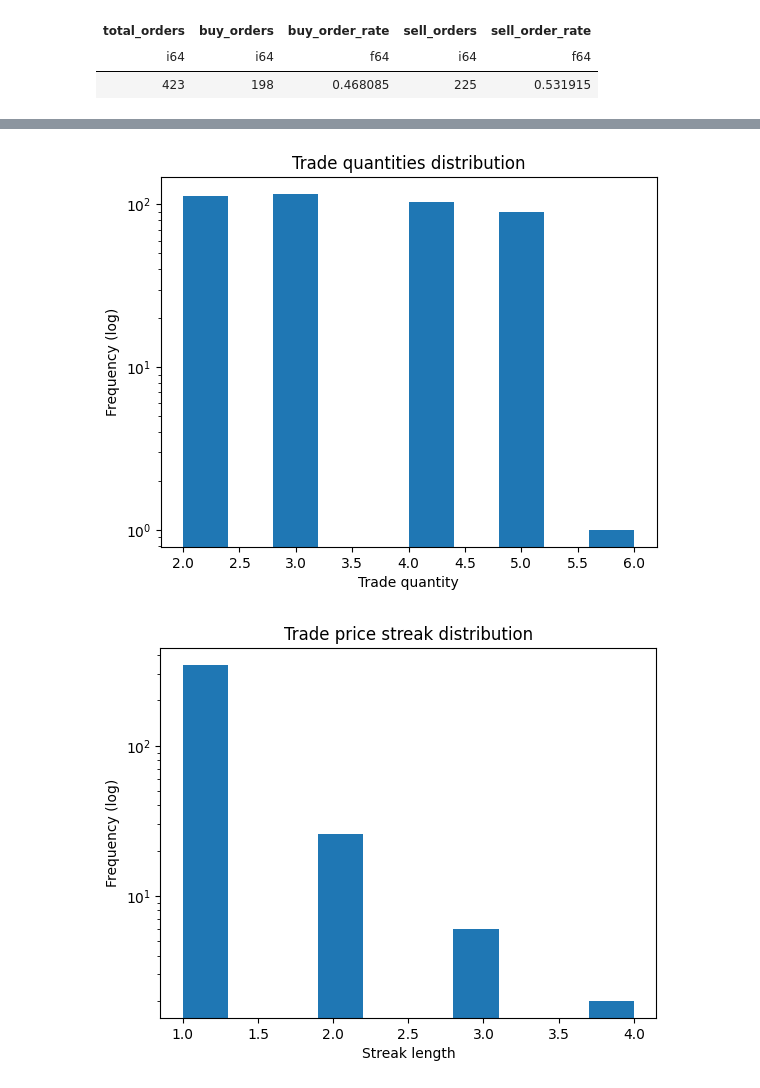
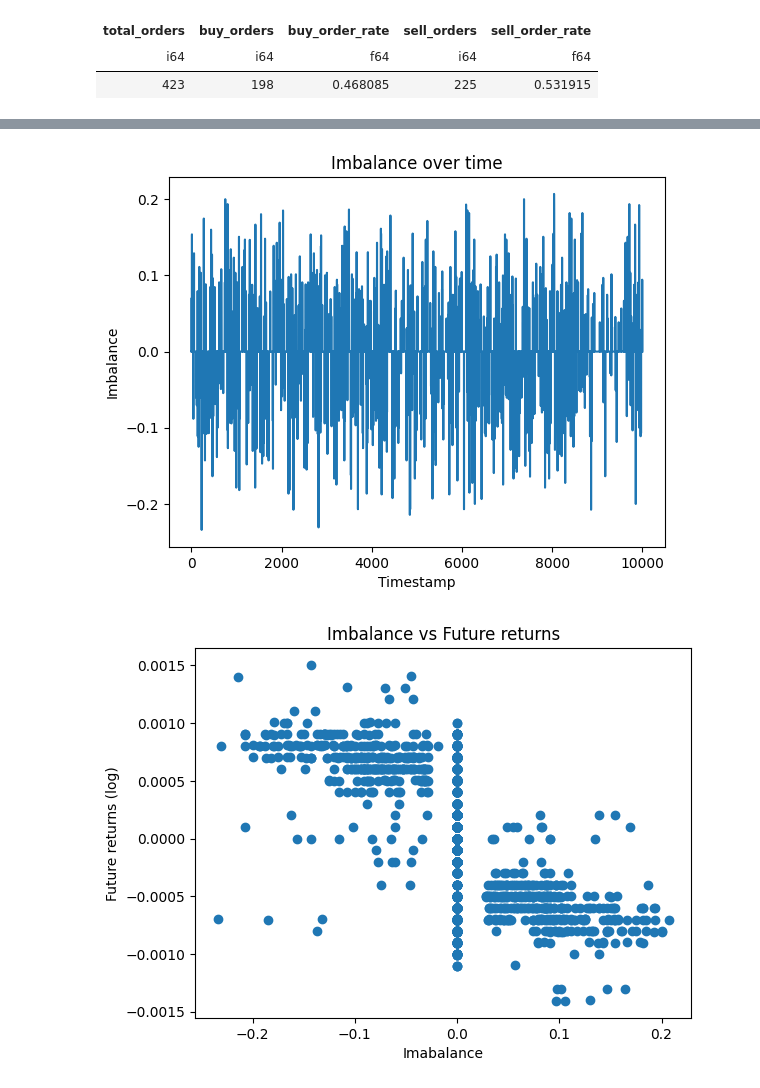
Before and after one commit to MrMoneyInTheBank/Prosperity, a Jupyter notebook: src/notebooks/products_analysis/tomatoes.ipynb, the cells around one changed output, grey strips where cells are left out. Saved outputs shown, nothing was run; the diff lists cells and outputs as text; code cells hidden in the pictures.

```diff
--- a/src/notebooks/products_analysis/tomatoes.ipynb
+++ b/src/notebooks/products_analysis/tomatoes.ipynb
@@ -22,6 +22,7 @@ orderbook_analysis: t.Final[OrderbookAnalysisResult] = (
     analysis_result.orderbook_analysis_result
 )
 trades_analysis: t.Final[TradesAnalysisResult] = analysis_result.trades_analysis_result
+plots: t.Final[Plots] = analysis_result.plots
 # %% [markdown]
 # Orderbook Analysis
 # %%
@@ -148,3 +148,3 @@ shape: (379, 2)
 # %%
-display_plots(trades_plots)
+display_plots(plots)
 # %% [output]
@@ -153,2 +153,2 @@ display_plots(trades_plots)
-[figure, old version]
+[figure, new version]
-[figure, old version]
+[figure, new version]
```
Also changed, not shown: parts of 3 cells of this notebook, 3 other files.
